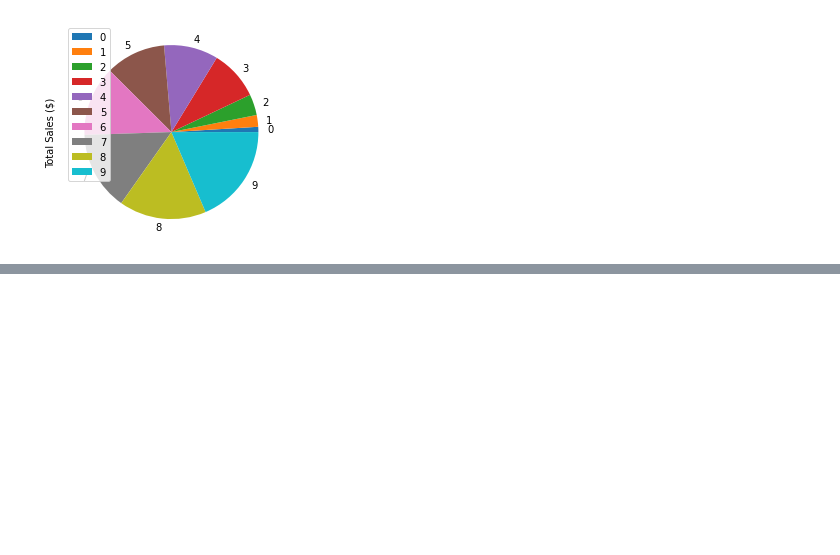
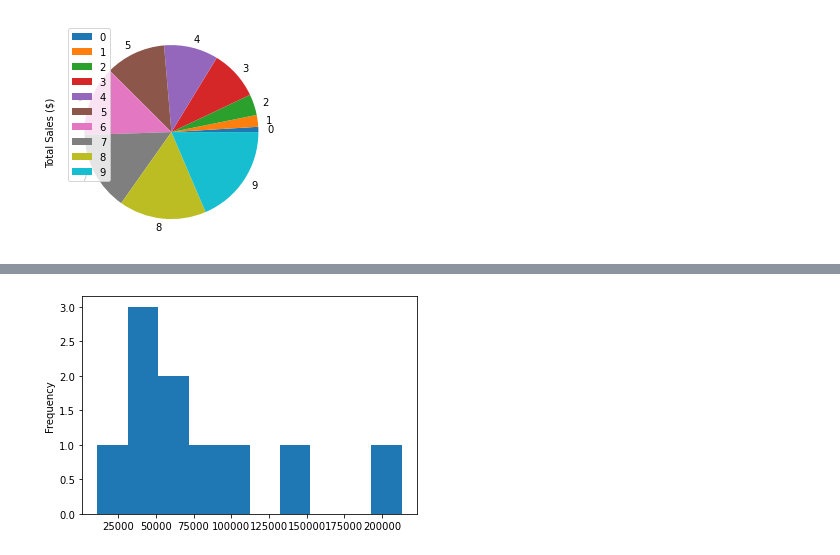
Before and after one commit to SaketMunda/ml-ds-tools-library-introduction, a Jupyter notebook: introduction-to-matplotlib.ipynb, the cells around one changed output, grey strips where cells are left out. Cells and saved outputs as stored; diff of their text form; code cells hidden in the pictures; blank space fills up the shorter version.

```diff
--- a/introduction-to-matplotlib.ipynb
+++ b/introduction-to-matplotlib.ipynb
@@ -324,0 +339,4 @@ car_sales.plot("Sale Date", "Total Sales ($)", kind='pie');
+# %%
+car_sales["Odometer (KM)"].plot(kind='hist');
+# %% [output]
+[figure, added]
```
Also changed, not shown: parts of 17 cells of this notebook, 2 other files.
